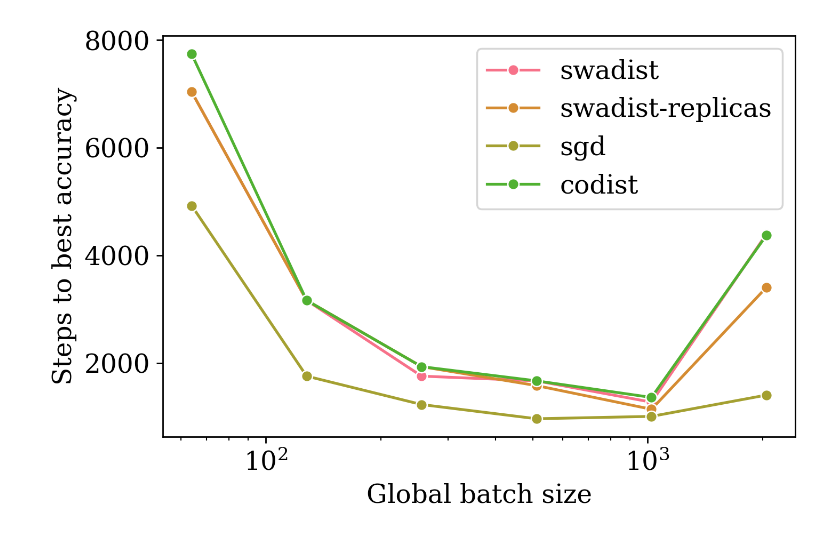
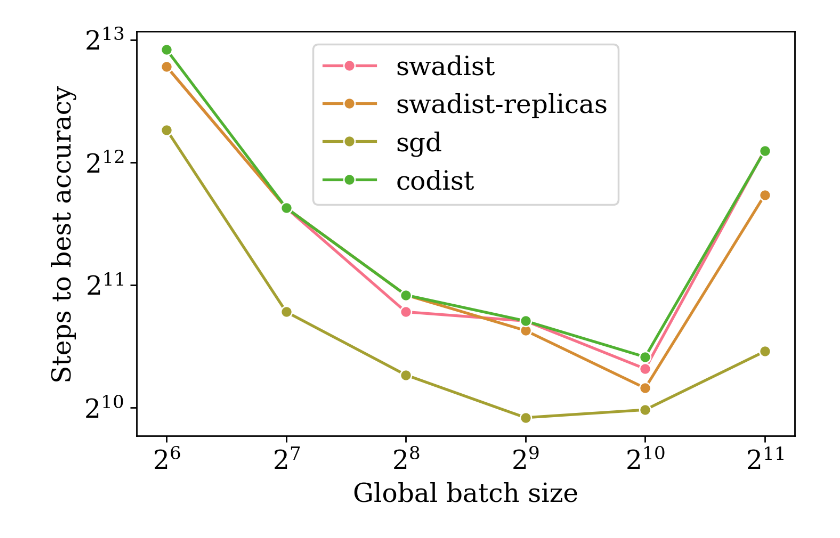
Before and after one commit to jpdunc23/swadist, a Jupyter notebook: experiments/CIFAR-10/07-plotting.ipynb, the cells around one changed output. Cells and saved outputs as stored; diff of their text form; code cells hidden in the pictures.

```diff
--- a/experiments/CIFAR-10/07-plotting.ipynb
+++ b/experiments/CIFAR-10/07-plotting.ipynb
@@ -20,7 +20,8 @@ mpl.rcParams['figure.dpi'] = 250
 plt.rcParams["font.family"] = "serif"
 plt.rcParams["font.size"] = "14"
 # %%
-hparams_table = pd.read_csv('results/tensorboard/05-experiments/2022-05-13-commit-901fcc2-hparams_table.csv')
+hparams_table = pd.read_csv(
+    'results/tensorboard/05-experiments/2022-05-13-commit-901fcc2-hparams_table.csv')
 # %%
 hparams_table = hparams_table[hparams_table['global_batch_size'] < 4000]
 # %%
@@ -35,20 +36,21 @@ hparams_table.head()
 # %%
 fig = plt.figure()
 for i, name in enumerate(
     ['swadist', 'swadist-replicas', 'sgd', 'codist']):
     name_df = hparams_table[hparams_table.name.str.endswith(name)]
     name_df_sort_ind = name_df['global_batch_size'].argsort()
     sns.lineplot(
         x=name_df['global_batch_size'].iloc[name_df_sort_ind],
         y=name_df['hparams step/best validation acc step'].iloc[name_df_sort_ind],
         label=name,
         marker='o',
         color=sns.color_palette("husl", 9)[i])
-plt.xscale(value='log')
+plt.xscale(value='log', base=2)
+plt.yscale(value='log', base=2)
 plt.legend()
 plt.ylabel('Steps to best accuracy')
 plt.xlabel('Global batch size')
 plt.tight_layout()
 plt.savefig('fig1.pdf')
 # %% [output]
-[figure, old version]
+[figure, new version]
```
Also changed, not shown: 1 other file.
